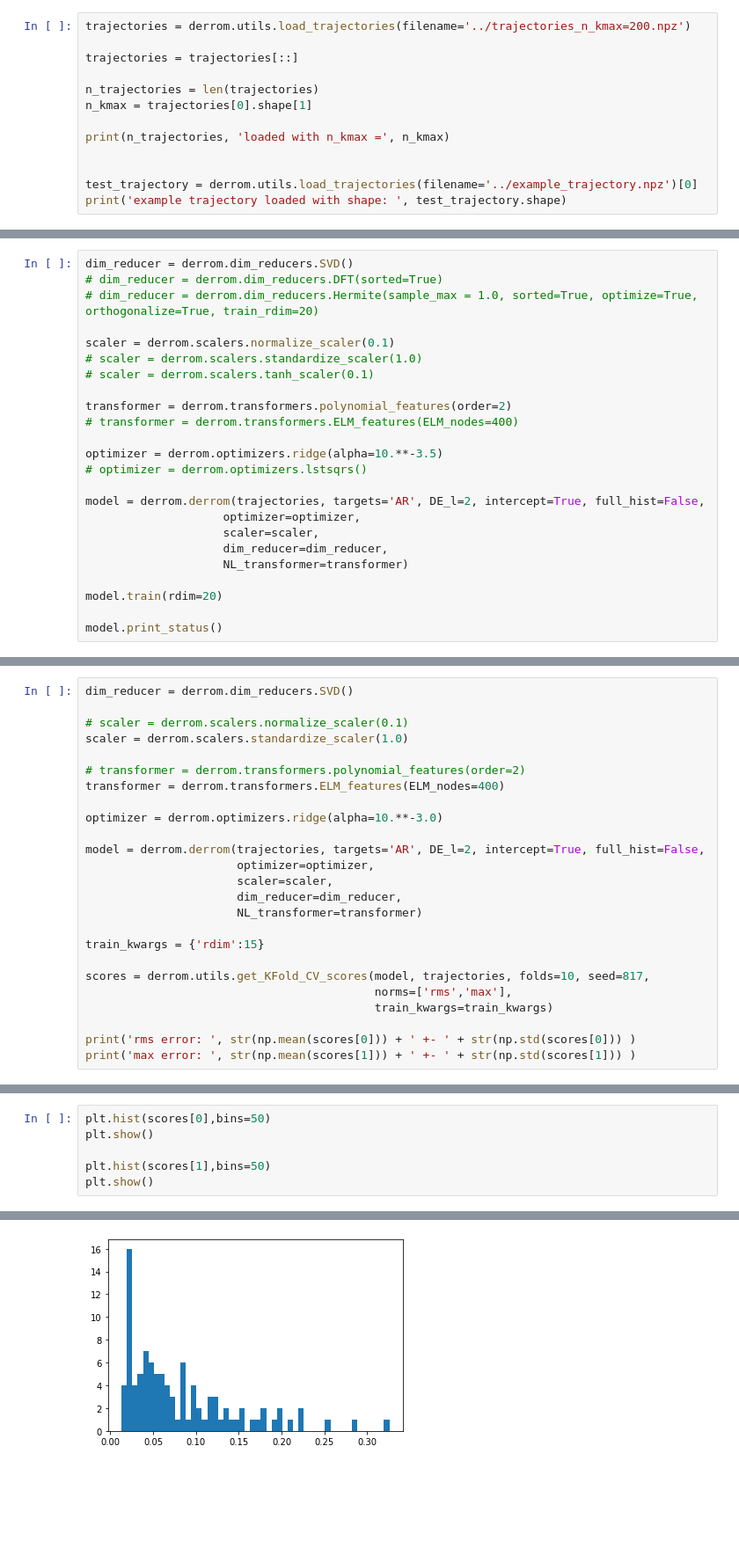
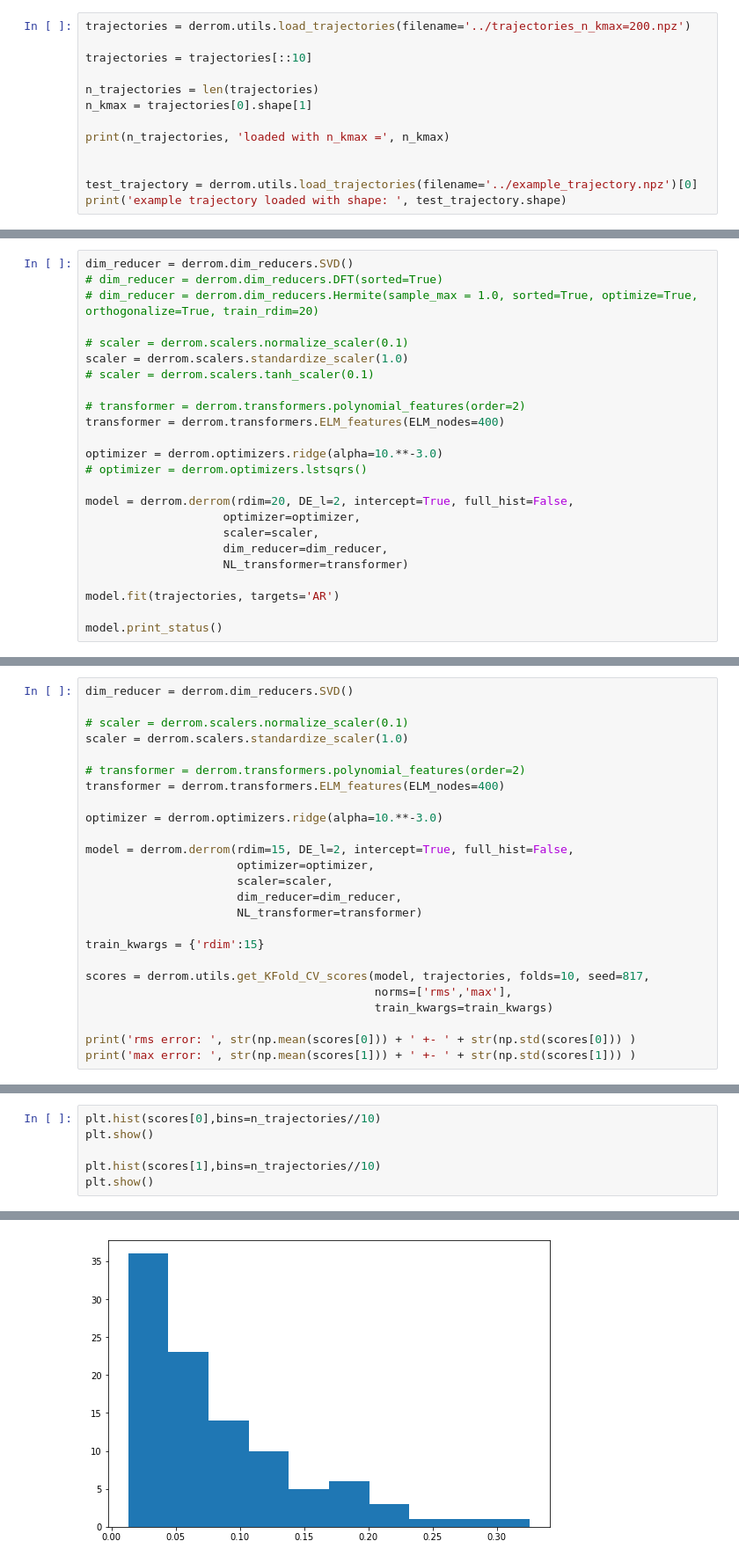
Before and after one commit to stmeinecke/derrom, a Jupyter notebook: ELPH_autoregression.ipynb, the cells around one changed output, grey strips where cells are left out. Shown at 88% size. Cells and saved outputs as stored; diff of their text form; blank space fills up the shorter version.

```diff
--- a/ELPH_autoregression.ipynb
+++ b/ELPH_autoregression.ipynb
@@ -16,7 +13,7 @@ The autoreload extension is already loaded. To reload it, use:
 # %%
 trajectories = derrom.utils.load_trajectories(filename='../trajectories_n_kmax=200.npz')
 
-trajectories = trajectories[::]
+trajectories = trajectories[::10]
 
 n_trajectories = len(trajectories)
 n_kmax = trajectories[0].shape[1]
@@ -53,23 +50,23 @@ dim_reducer = derrom.dim_reducers.SVD()
 # dim_reducer = derrom.dim_reducers.DFT(sorted=True)
 # dim_reducer = derrom.dim_reducers.Hermite(sample_max = 1.0, sorted=True, optimize=True, orthogonalize=True, train_rdim=20)
 
-scaler = derrom.scalers.normalize_scaler(0.1)
-# scaler = derrom.scalers.standardize_scaler(1.0)
+# scaler = derrom.scalers.normalize_scaler(0.1)
+scaler = derrom.scalers.standardize_scaler(1.0)
 # scaler = derrom.scalers.tanh_scaler(0.1)
 
-transformer = derrom.transformers.polynomial_features(order=2)
-# transformer = derrom.transformers.ELM_features(ELM_nodes=400)
+# transformer = derrom.transformers.polynomial_features(order=2)
+transformer = derrom.transformers.ELM_features(ELM_nodes=400)
 
-optimizer = derrom.optimizers.ridge(alpha=10.**-3.5)
+optimizer = derrom.optimizers.ridge(alpha=10.**-3.0)
 # optimizer = derrom.optimizers.lstsqrs()
 
-model = derrom.derrom(trajectories, targets='AR', DE_l=2, intercept=True, full_hist=False,
+model = derrom.derrom(rdim=20, DE_l=2, intercept=True, full_hist=False,
                     optimizer=optimizer,
                     scaler=scaler,
                     dim_reducer=dim_reducer,
                     NL_transformer=transformer)
 
-model.train(rdim=20)
+model.fit(trajectories, targets='AR')
 
 model.print_status()
 # %% [output]
@@ -168,7 +168,7 @@ transformer = derrom.transformers.ELM_features(ELM_nodes=400)
 
 optimizer = derrom.optimizers.ridge(alpha=10.**-3.0)
 
-model = derrom.derrom(trajectories, targets='AR', DE_l=2, intercept=True, full_hist=False,
+model = derrom.derrom(rdim=15, DE_l=2, intercept=True, full_hist=False,
                       optimizer=optimizer,
                       scaler=scaler,
                       dim_reducer=dim_reducer,
@@ -188,7 +188,7 @@ max error:  0.08236689560958199 +- 0.06492335237371531
 # %%
-plt.hist(scores[0],bins=50)
+plt.hist(scores[0],bins=n_trajectories//10)
 plt.show()
 
-plt.hist(scores[1],bins=50)
+plt.hist(scores[1],bins=n_trajectories//10)
 plt.show()
 # %% [output]
@@ -196 +196 @@ plt.show()
-[figure, old version]
+[figure, new version]
```
Also changed, not shown: parts of 12 cells of this notebook, 9 other files.
